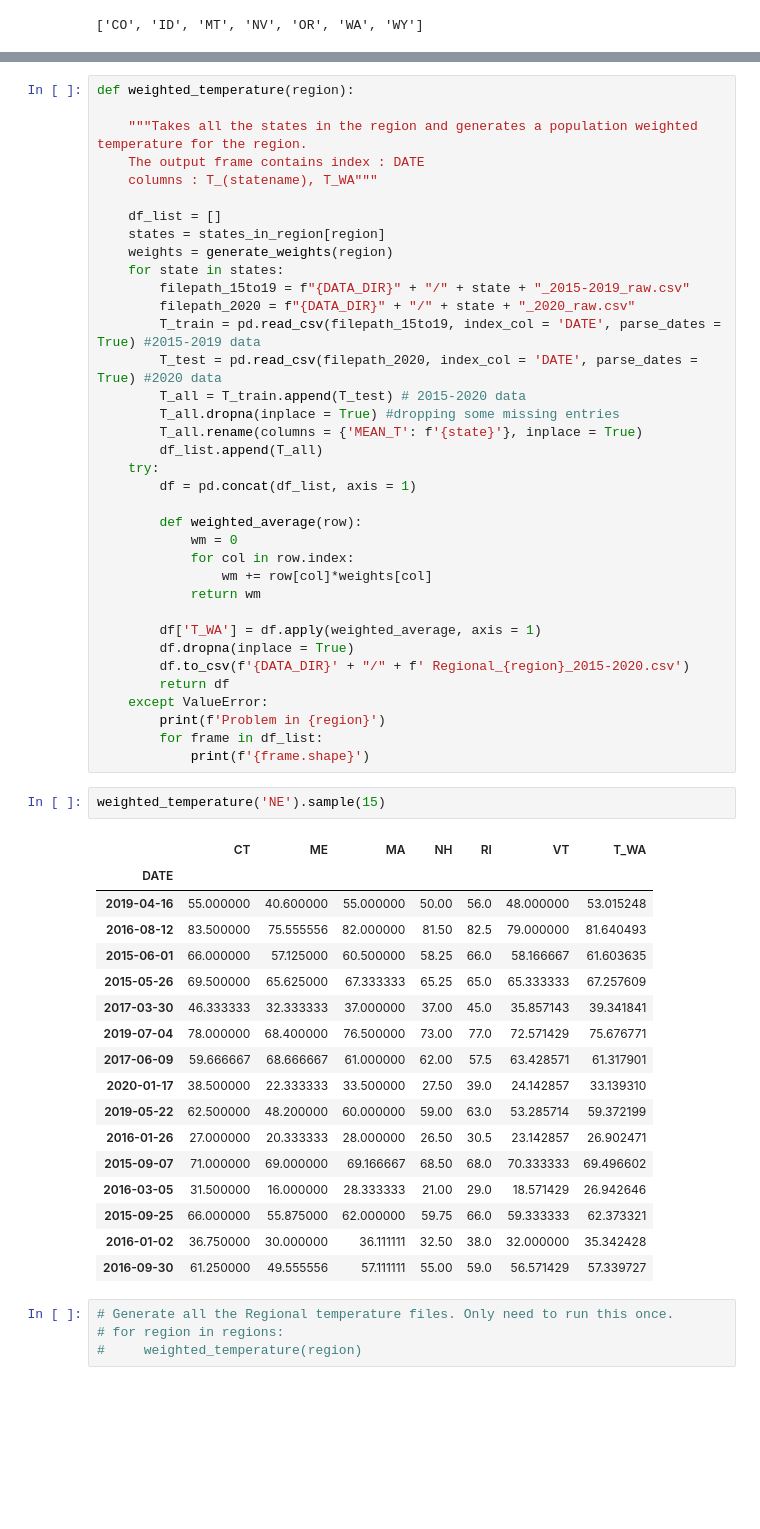
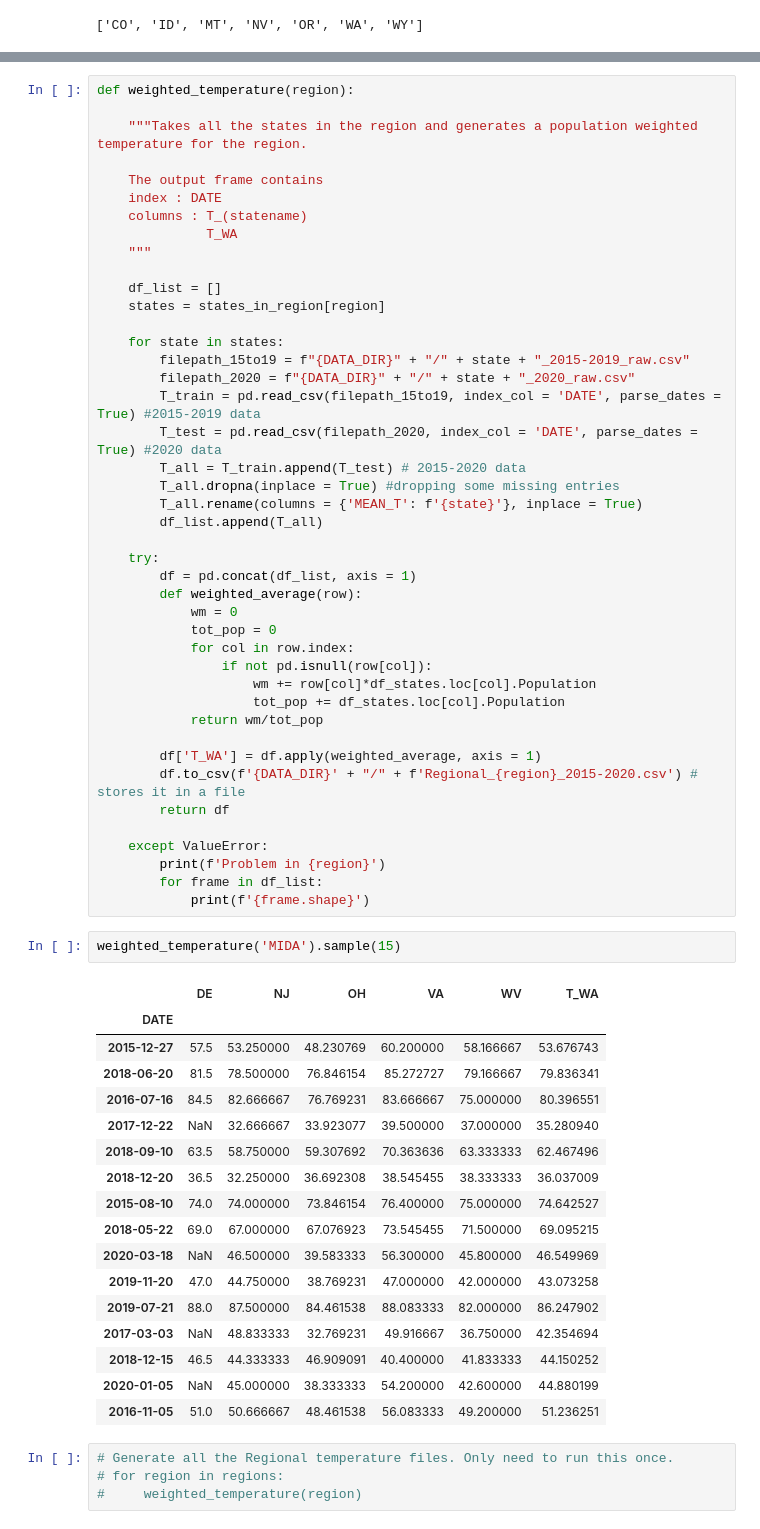
Before and after one commit to emapple/social, a Jupyter notebook: utils/model_tools.ipynb, the cells around one changed output, grey strips where cells are left out. Drawn from its saved outputs; the diff is of its cells as text; blank space fills up the shorter version.

```diff
--- a/utils/model_tools.ipynb
+++ b/utils/model_tools.ipynb
@@ -142,12 +123,16 @@ generate_weights('NE')
 def weighted_temperature(region):
 
     """Takes all the states in the region and generates a population weighted temperature for the region.
-    The output frame contains index : DATE
-    columns : T_(statename), T_WA"""
+
+    The output frame contains
+    index : DATE
+    columns : T_(statename)
+              T_WA
+    """
 
     df_list = []
     states = states_in_region[region]
-    weights = generate_weights(region)
+
     for state in states:
         filepath_15to19 = f"{DATA_DIR}" + "/" + state + "_2015-2019_raw.csv"
         filepath_2020 = f"{DATA_DIR}" + "/" + state + "_2020_raw.csv"
@@ -157,43 +142,46 @@ def weighted_temperature(region):
         T_all.dropna(inplace = True) #dropping some missing entries
         T_all.rename(columns = {'MEAN_T': f'{state}'}, inplace = True)
         df_list.append(T_all)
+
     try:
         df = pd.concat(df_list, axis = 1)
-
         def weighted_average(row):
             wm = 0
+            tot_pop = 0
             for col in row.index:
-                wm += row[col]*weights[col]
-            return wm
+                if not pd.isnull(row[col]):
+                    wm += row[col]*df_states.loc[col].Population
+                    tot_pop += df_states.loc[col].Population
+            return wm/tot_pop
 
         df['T_WA'] = df.apply(weighted_average, axis = 1)
-        df.dropna(inplace = True)
-        df.to_csv(f'{DATA_DIR}' + "/" + f' Regional_{region}_2015-2020.csv')
+        df.to_csv(f'{DATA_DIR}' + "/" + f'Regional_{region}_2015-2020.csv') # stores it in a file
         return df
+
     except ValueError:
         print(f'Problem in {region}')
         for frame in df_list:
             print(f'{frame.shape}')
 # %%
-weighted_temperature('NE').sample(15)
+weighted_temperature('MIDA').sample(15)
 # %% [output]
-|  | CT | ME | MA | NH | RI | VT | T_WA |
-| DATE |  |  |  |  |  |  |  |
-| 2019-04-16 | 55.000000 | 40.600000 | 55.000000 | 50.00 | 56.0 | 48.000000 | 53.015248 |
-| 2016-08-12 | 83.500000 | 75.555556 | 82.000000 | 81.50 | 82.5 | 79.000000 | 81.640493 |
-| 2015-06-01 | 66.000000 | 57.125000 | 60.500000 | 58.25 | 66.0 | 58.166667 | 61.603635 |
-| 2015-05-26 | 69.500000 | 65.625000 | 67.333333 | 65.25 | 65.0 | 65.333333 | 67.257609 |
-| 2017-03-30 | 46.333333 | 32.333333 | 37.000000 | 37.00 | 45.0 | 35.857143 | 39.341841 |
-| 2019-07-04 | 78.000000 | 68.400000 | 76.500000 | 73.00 | 77.0 | 72.571429 | 75.676771 |
-| 2017-06-09 | 59.666667 | 68.666667 | 61.000000 | 62.00 | 57.5 | 63.428571 | 61.317901 |
-| 2020-01-17 | 38.500000 | 22.333333 | 33.500000 | 27.50 | 39.0 | 24.142857 | 33.139310 |
-| 2019-05-22 | 62.500000 | 48.200000 | 60.000000 | 59.00 | 63.0 | 53.285714 | 59.372199 |
-| 2016-01-26 | 27.000000 | 20.333333 | 28.000000 | 26.50 | 30.5 | 23.142857 | 26.902471 |
-| 2015-09-07 | 71.000000 | 69.000000 | 69.166667 | 68.50 | 68.0 | 70.333333 | 69.496602 |
-| 2016-03-05 | 31.500000 | 16.000000 | 28.333333 | 21.00 | 29.0 | 18.571429 | 26.942646 |
-| 2015-09-25 | 66.000000 | 55.875000 | 62.000000 | 59.75 | 66.0 | 59.333333 | 62.373321 |
-| 2016-01-02 | 36.750000 | 30.000000 | 36.111111 | 32.50 | 38.0 | 32.000000 | 35.342428 |
-| 2016-09-30 | 61.250000 | 49.555556 | 57.111111 | 55.00 | 59.0 | 56.571429 | 57.339727 |
+|  | DE | NJ | OH | VA | WV | T_WA |
+| DATE |  |  |  |  |  |  |
+| 2015-12-27 | 57.5 | 53.250000 | 48.230769 | 60.200000 | 58.166667 | 53.676743 |
+| 2018-06-20 | 81.5 | 78.500000 | 76.846154 | 85.272727 | 79.166667 | 79.836341 |
+| 2016-07-16 | 84.5 | 82.666667 | 76.769231 | 83.666667 | 75.000000 | 80.396551 |
+| 2017-12-22 | NaN | 32.666667 | 33.923077 | 39.500000 | 37.000000 | 35.280940 |
+| 2018-09-10 | 63.5 | 58.750000 | 59.307692 | 70.363636 | 63.333333 | 62.467496 |
+| 2018-12-20 | 36.5 | 32.250000 | 36.692308 | 38.545455 | 38.333333 | 36.037009 |
+| 2015-08-10 | 74.0 | 74.000000 | 73.846154 | 76.400000 | 75.000000 | 74.642527 |
+| 2018-05-22 | 69.0 | 67.000000 | 67.076923 | 73.545455 | 71.500000 | 69.095215 |
+| 2020-03-18 | NaN | 46.500000 | 39.583333 | 56.300000 | 45.800000 | 46.549969 |
+| 2019-11-20 | 47.0 | 44.750000 | 38.769231 | 47.000000 | 42.000000 | 43.073258 |
+| 2019-07-21 | 88.0 | 87.500000 | 84.461538 | 88.083333 | 82.000000 | 86.247902 |
+| 2017-03-03 | NaN | 48.833333 | 32.769231 | 49.916667 | 36.750000 | 42.354694 |
+| 2018-12-15 | 46.5 | 44.333333 | 46.909091 | 40.400000 | 41.833333 | 44.150252 |
+| 2020-01-05 | NaN | 45.000000 | 38.333333 | 54.200000 | 42.600000 | 44.880199 |
+| 2016-11-05 | 51.0 | 50.666667 | 48.461538 | 56.083333 | 49.200000 | 51.236251 |
 # %%
 # Generate all the Regional temperature files. Only need to run this once.
 # for region in regions:
```
Also changed, not shown: parts of 8 cells of this notebook, 18 other files.
